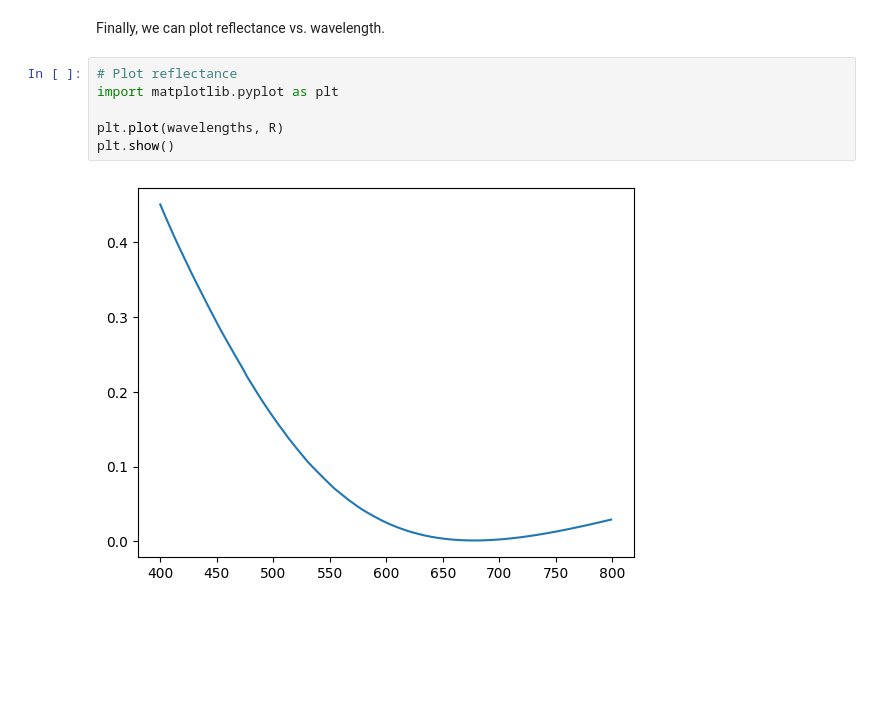
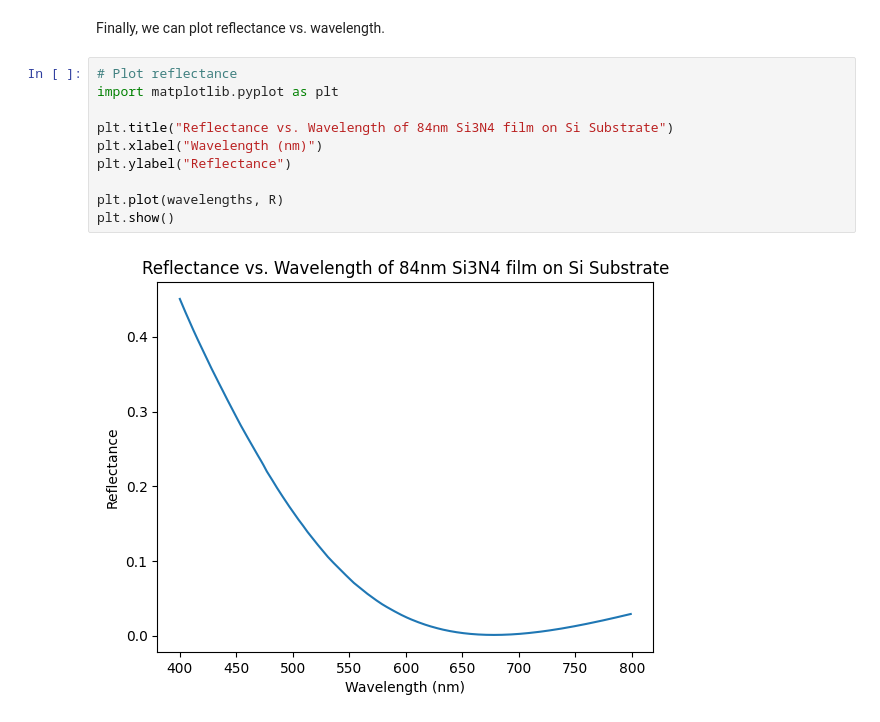
Before and after one commit to cttdev/thinfilm, a Jupyter notebook: thinfilm.ipynb, the cells around one changed output. Cells and saved outputs as stored; diff of their text form; blank space fills up the shorter version.

```diff
--- a/thinfilm.ipynb
+++ b/thinfilm.ipynb
@@ -61,8 +61,12 @@ Finally, we can plot reflectance vs. wavelength.
 # %%
 # Plot reflectance
 import matplotlib.pyplot as plt
 
+plt.title("Reflectance vs. Wavelength of 84nm Si3N4 film on Si Substrate")
+plt.xlabel("Wavelength (nm)")
+plt.ylabel("Reflectance")
+
 plt.plot(wavelengths, R)
 plt.show()
 # %% [output]
-[figure, old version]
+[figure, new version]
```
Also changed, not shown: 4 other files.
